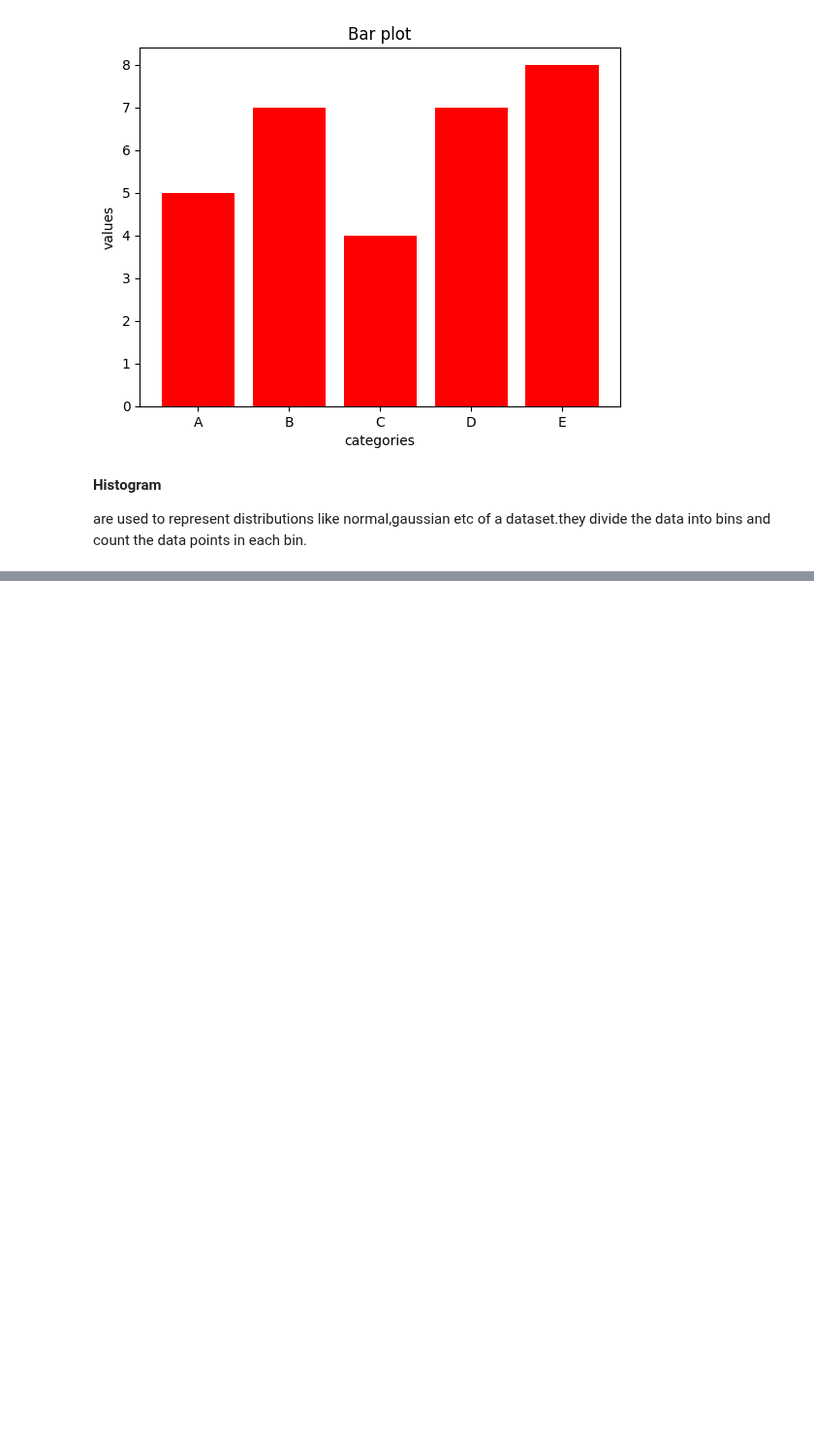
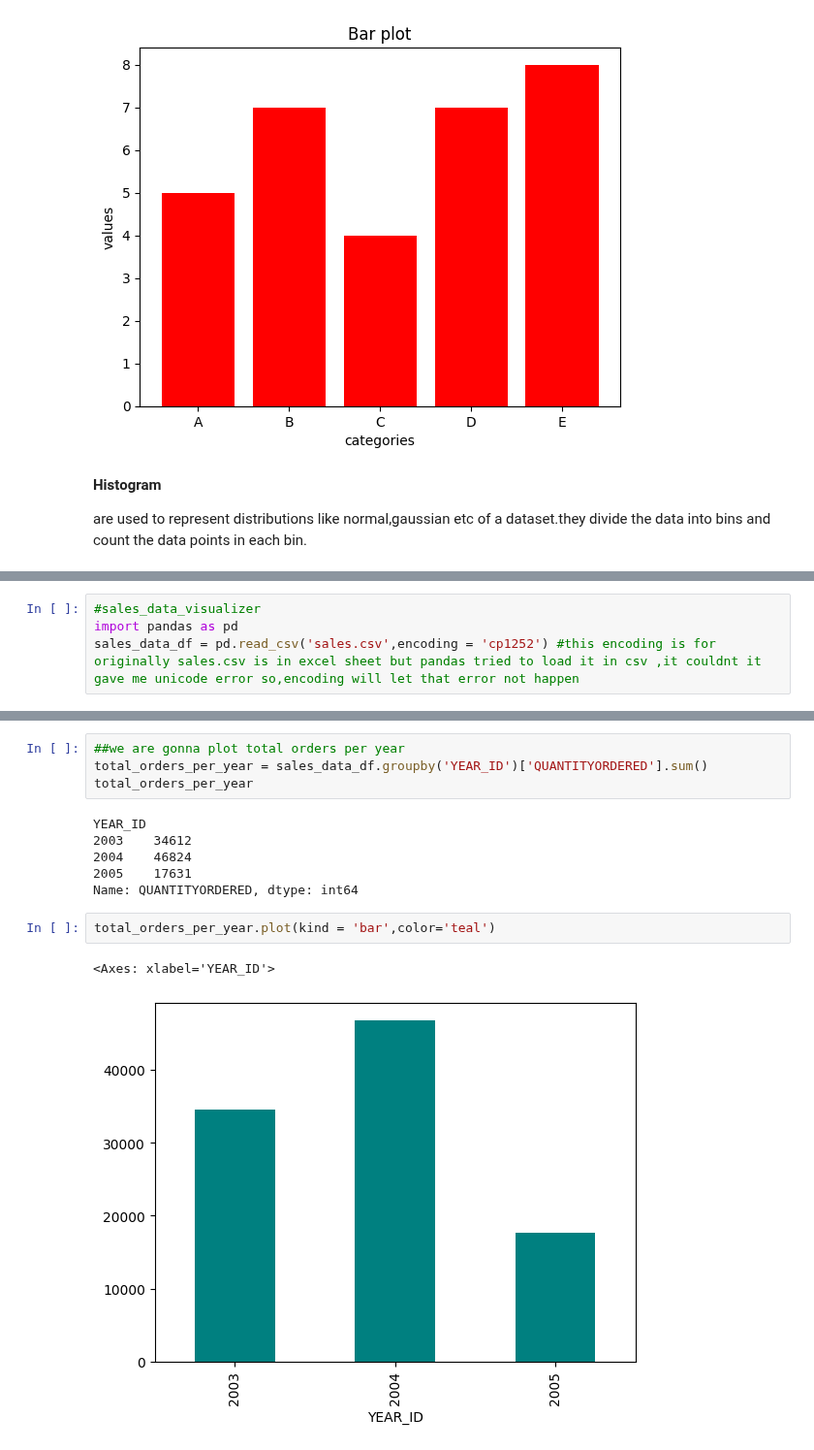
Before and after one commit to navyasrithota2006/complete_hands_on_ML, a Jupyter notebook: matplotlib/intro.ipynb, the cells around one changed output, grey strips where cells are left out. Shown at 97% size. Drawn from its saved outputs; the diff is of its cells as text; blank space fills up the shorter version.

```diff
--- a/matplotlib/intro.ipynb
+++ b/matplotlib/intro.ipynb
@@ -83,0 +118,4 @@ plt.hist(data,bins = 5)  #wanted to create 5 bins
+# %%
+#sales_data_visualizer
+import pandas as pd
+sales_data_df = pd.read_csv('sales.csv',encoding = 'cp1252') #this encoding is for originally sales.csv is in excel sheet but pandas tried to load it in csv ,it couldnt it gave me unicode error so,encoding will let that error not happen
@@ -83,0 +152,15 @@ plt.hist(data,bins = 5)  #wanted to create 5 bins
+# %%
+##we are gonna plot total orders per year
+total_orders_per_year = sales_data_df.groupby('YEAR_ID')['QUANTITYORDERED'].sum()
+total_orders_per_year
+# %% [output]
+YEAR_ID
+2003    34612
+2004    46824
+2005    17631
+Name: QUANTITYORDERED, dtype: int64
+# %%
+total_orders_per_year.plot(kind = 'bar',color='teal')
+# %% [output]
+<Axes: xlabel='YEAR_ID'>
+[figure, added]
```
Also changed, not shown: parts of 7 cells of this notebook, 1 other file.
